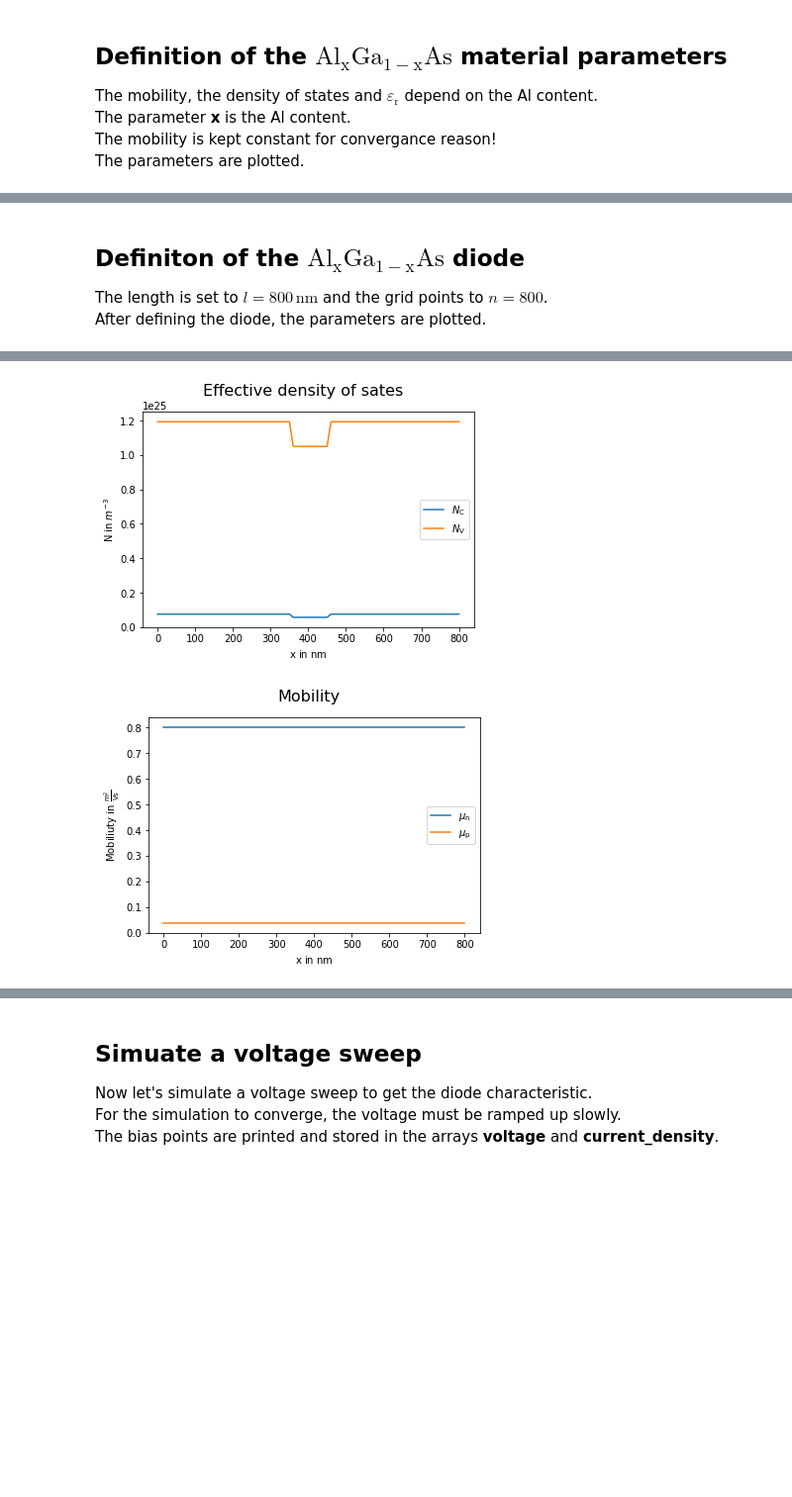
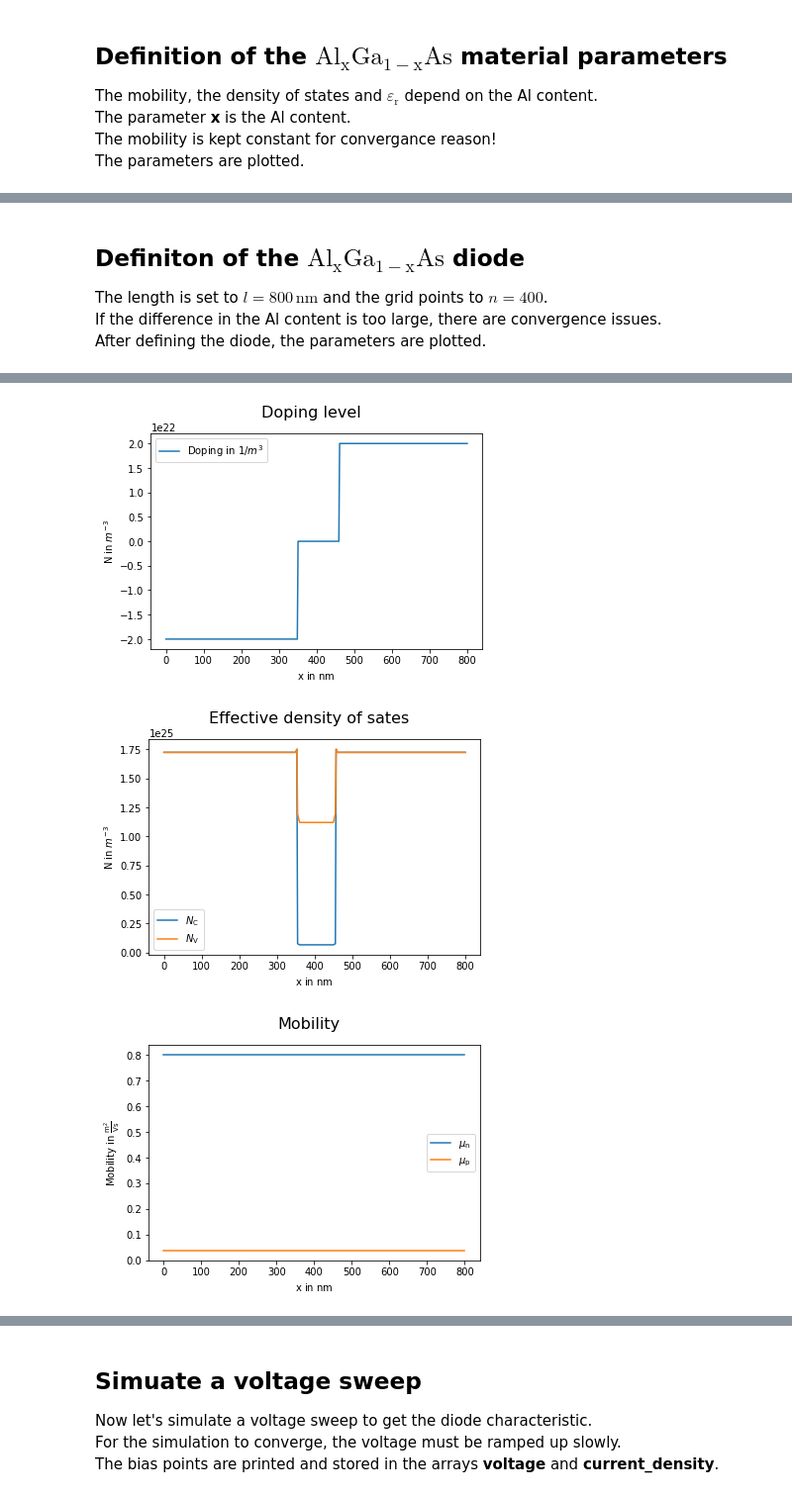
Before and after one commit to pabele/synumses, a Jupyter notebook: examples/jupyter/02_GaAs_LED/01_AlGaAs_LED.ipynb, the cells around one changed output, grey strips where cells are left out. Shown: that part at 99% size. Drawn from its saved outputs; the diff is of its cells as text; code cells hidden in the pictures; blank space fills up the shorter version.

```diff
--- a/examples/jupyter/02_GaAs_LED/01_AlGaAs_LED.ipynb
+++ b/examples/jupyter/02_GaAs_LED/01_AlGaAs_LED.ipynb
@@ -162,9 +185,10 @@ plt.show()
 # %% [markdown]
 ## Definiton of the $\mathrm{Al_{x}Ga_{1-x}As}$ diode
-The length is set to $l=800\,\mathrm{nm}$ and the grid points to $n=800$.<br>
+The length is set to $l=800\,\mathrm{nm}$ and the grid points to $n=400$.<br>
+If the difference in the Al content is too large, there are convergence issues. <br>
 After defining the diode, the parameters are plotted.<br>
 # %%
-parameters.n = 800
+parameters.n = 400
 parameters.lx = 800E-9
 
 parameters.init_geometry()
@@ -172,9 +196,9 @@ parameters.init_geometry()
 parameters.init_parameters()
 
 # Al content outside the quantum well
-Al1 = 0.4
+Al1 = .50
 # Al content in the quantum well
-Al2 = 0.2
+Al2 = .30
 
 #Doping outside the quantum well
 
@@ -192,6 +216,7 @@ for i in range(0, parameters.n):
         parameters.Eg[i] = material_AlGaAs(Al1)["Eg"]
         parameters.Nc[i] = material_AlGaAs(Al1)["Nc"]
         parameters.Nv[i] = material_AlGaAs(Al1)["Nv"]
+        parameters.Epsilon[i] = material_AlGaAs(Al1)["Er"] * parameters.Epsilon_0
         parameters.mu_n[i] = material_AlGaAs(Al1)["mu_n"]
         parameters.mu_p[i] = material_AlGaAs(Al1)["mu_p"]
         parameters.C[i] = Na
@@ -203,6 +228,7 @@ for i in range(0, parameters.n):
         parameters.Eg[i] = material_AlGaAs(Alx)["Eg"]
         parameters.Nc[i] = material_AlGaAs(Alx)["Nc"]
         parameters.Nv[i] = material_AlGaAs(Alx)["Nv"]
+        parameters.Epsilon[i] = material_AlGaAs(Alx)["Er"] * parameters.Epsilon_0
         parameters.mu_n[i] = material_AlGaAs(Alx)["mu_n"]
         parameters.mu_p[i] = material_AlGaAs(Alx)["mu_p"]
         parameters.C[i]  = 0.
@@ -212,6 +238,7 @@ for i in range(0, parameters.n):
         parameters.Eg[i] = material_AlGaAs(Al2)["Eg"]
         parameters.Nc[i] = material_AlGaAs(Al2)["Nc"]
         parameters.Nv[i] = material_AlGaAs(Al2)["Nv"]
+        parameters.Epsilon[i] = material_AlGaAs(Al2)["Er"] * parameters.Epsilon_0
         parameters.mu_n[i] = material_AlGaAs(Al2)["mu_n"]
         parameters.mu_p[i] = material_AlGaAs(Al2)["mu_p"]
         parameters.C[i]  = 0.
@@ -222,6 +249,7 @@ for i in range(0, parameters.n):
         parameters.Eg[i] = material_AlGaAs(Alx)["Eg"]
         parameters.Nc[i] = material_AlGaAs(Alx)["Nc"]
         parameters.Nv[i] = material_AlGaAs(Alx)["Nv"]
+        parameters.Epsilon[i] = material_AlGaAs(Alx)["Er"] * parameters.Epsilon_0
         parameters.mu_n[i] = material_AlGaAs(Alx)["mu_n"]
         parameters.mu_p[i] = material_AlGaAs(Alx)["mu_p"]
         parameters.C[i]  = 0.
@@ -232,6 +260,7 @@ for i in range(0, parameters.n):
         parameters.Eg[i] = material_AlGaAs(Al1)["Eg"]
         parameters.Nc[i] = material_AlGaAs(Al1)["Nc"]
         parameters.Nv[i] = material_AlGaAs(Al1)["Nv"]
+        parameters.Epsilon[i] = material_AlGaAs(Al1)["Er"] * parameters.Epsilon_0
         parameters.mu_n[i] = material_AlGaAs(Al1)["mu_n"]
         parameters.mu_p[i] = material_AlGaAs(Al1)["mu_p"]
         parameters.C[i] = Nd
@@ -247,6 +276,23 @@ axis.plot(1E9*parameters.pos_x, -parameters.Chi - parameters.Eg, label=r'$E_\mat
 
 plt.xlabel(r"x in $\mathrm{nm}$")
 plt.ylabel(r"Energy in $\mathrm{eV}$")
+
+#plt.ylim(-.4, 2.4)
+
+axis.legend()
+plt.show()
+
+#
+# Plot doping level
+#
+fig, axis = plt.subplots(1,1, sharey=True)
+fig.suptitle("Doping level", fontsize=16)
+
+axis.plot(1E9*parameters.pos_x, parameters.C, label=r'Doping in $1/m^3$')
+
+
+plt.xlabel(r"x in $\mathrm{nm}$")
+plt.ylabel(r"N in $m^{-3}$")
 
 #plt.ylim(-.4, 2.4)
 
@@ -280,10 +326,27 @@ axis.plot(1E9*parameters.pos_x, parameters.mu_n, label=r'$\mu_\mathrm{n}$')
 axis.plot(1E9*parameters.pos_x, parameters.mu_p, label=r'$\mu_\mathrm{p}$')
 
 plt.xlabel(r"x in $\mathrm{nm}$")
-plt.ylabel(r"Mobiliuty in $\mathrm{\frac{m^2}{Vs}}$")
+plt.ylabel(r"Mobility in $\mathrm{\frac{m^2}{Vs}}$")
 
 #plt.ylim(-.4, 2.4)
 
 axis.legend()
 plt.show()
+
+#
+# Plot permittivity
+#
+fig, axis = plt.subplots(1,1, sharey=True)
+fig.suptitle("Permittivity", fontsize=16)
+
+axis.plot(1E9*parameters.pos_x, parameters.Epsilon / parameters.Epsilon_0, label=r'$\varepsilon$')
+
+
+plt.xlabel(r"x in $\mathrm{nm}$")
+plt.ylabel(r"")
+
+#plt.ylim(-.4, 2.4)
+
+axis.legend()
+plt.show()
 # %% [output]
@@ -291,2 +354,3 @@ plt.show()
-[figure, old version]
+[figure, new version]
-[figure, old version]
+[figure, new version]
+[figure, added]
```
Also changed, not shown: parts of 11 cells of this notebook, 38 other files.
